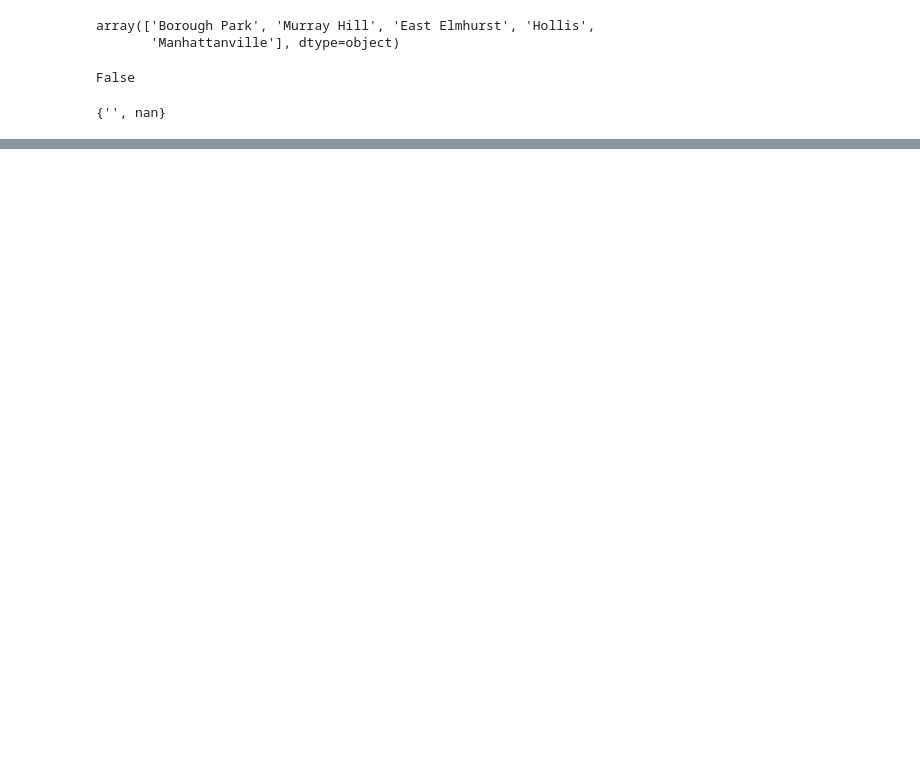
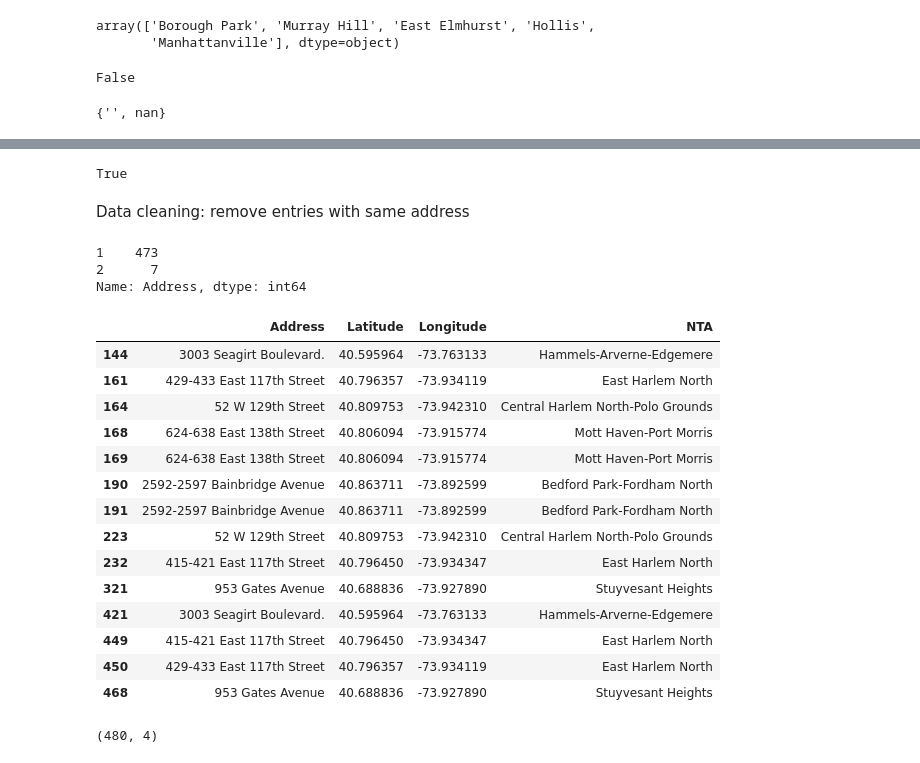
Before and after one commit to leonaisabelle/CUSP-ADS-Project, a Jupyter notebook: preprocessing_notebooks/NYC_Gardens.ipynb, the cells around one changed output, grey strips where cells are left out. Drawn from its saved outputs; the diff is of its cells as text; code cells hidden in the pictures; blank space fills up the shorter version.

Commit message:
Upload interim combined gardens dataset

```diff
--- a/preprocessing_notebooks/NYC_Gardens.ipynb
+++ b/preprocessing_notebooks/NYC_Gardens.ipynb
@@ -15,0 +40,12 @@ array(['Lower East Side', nan, 'East Harlem South', 'East Harlem North',
+# %%
+# replace boro initial with actual borough name
+boroughs = {
+    'M': 'Manhattan',
+    'B': 'Brooklyn',
+    'Q': 'Queens',
+    'X': 'Bronx',
+    'R': 'Staten Island'
+}
+
+gardens['Boro'].replace(boroughs, inplace=True)
+gardens.head(2)
@@ -48,0 +100,3 @@ that's 20.0%
+# %%
+nyrp = pd.read_csv('../data/NYRP_NTA.csv', index_col=0)
+nyrp.head(2)
@@ -48,0 +107,10 @@ that's 20.0%
+# %%
+# rename columns for concat
+nyrp.rename(columns={
+    'address': 'Address',
+    'lat': 'Latitude',
+    'long': 'Longitude',
+    'borough': 'Borough',
+    'ntaname': 'NTA',
+    'ntacode': 'NTAcode'
+}, inplace=True)
@@ -48,0 +125,4 @@ that's 20.0%
+# %%
+cols = ['Address', 'Latitude', 'Longitude', 'NTA']
+gardens_combined = pd.concat([nyrp[cols], gardens[gardens.NTA.notnull()][cols]], ignore_index=True)
+gardens_combined.head()
@@ -48,0 +136,38 @@ that's 20.0%
+# %%
+len(gardens_combined) == len(gardens[gardens.NTA.notnull()]) + len(nyrp)
+# %% [output]
+True
+# %% [markdown]
+Data cleaning: remove entries with same address
+# %%
+# find out how many duplicates there are
+gardens_combined.Address.str.lower().value_counts().value_counts()
+# 7 duplicates
+# %% [output]
+1    473
+2      7
+Name: Address, dtype: int64
+# %%
+# rows that have duplicates
+gardens_combined[gardens_combined.duplicated(subset='Address', keep=False)]
+# %% [output]
+|  | Address | Latitude | Longitude | NTA |
+| 144 | 3003 Seagirt Boulevard. | 40.595964 | -73.763133 | Hammels-Arverne-Edgemere |
+| 161 | 429-433 East 117th Street | 40.796357 | -73.934119 | East Harlem North |
+| 164 | 52 W 129th Street | 40.809753 | -73.942310 | Central Harlem North-Polo Grounds |
+| 168 | 624-638 East 138th Street | 40.806094 | -73.915774 | Mott Haven-Port Morris |
+| 169 | 624-638 East 138th Street | 40.806094 | -73.915774 | Mott Haven-Port Morris |
+| 190 | 2592-2597 Bainbridge Avenue | 40.863711 | -73.892599 | Bedford Park-Fordham North |
+| 191 | 2592-2597 Bainbridge Avenue | 40.863711 | -73.892599 | Bedford Park-Fordham North |
+| 223 | 52 W 129th Street | 40.809753 | -73.942310 | Central Harlem North-Polo Grounds |
+| 232 | 415-421 East 117th Street | 40.796450 | -73.934347 | East Harlem North |
+| 321 | 953 Gates Avenue | 40.688836 | -73.927890 | Stuyvesant Heights |
+| 421 | 3003 Seagirt Boulevard. | 40.595964 | -73.763133 | Hammels-Arverne-Edgemere |
+| 449 | 415-421 East 117th Street | 40.796450 | -73.934347 | East Harlem North |
+| 450 | 429-433 East 117th Street | 40.796357 | -73.934119 | East Harlem North |
+| 468 | 953 Gates Avenue | 40.688836 | -73.927890 | Stuyvesant Heights |
+# %%
+gardens_combined.drop_duplicates(subset='Address', keep='first', inplace=True)
+gardens_combined.shape
+# %% [output]
+(480, 4)
```
Also changed, not shown: parts of 31 cells of this notebook, 1 other file.
